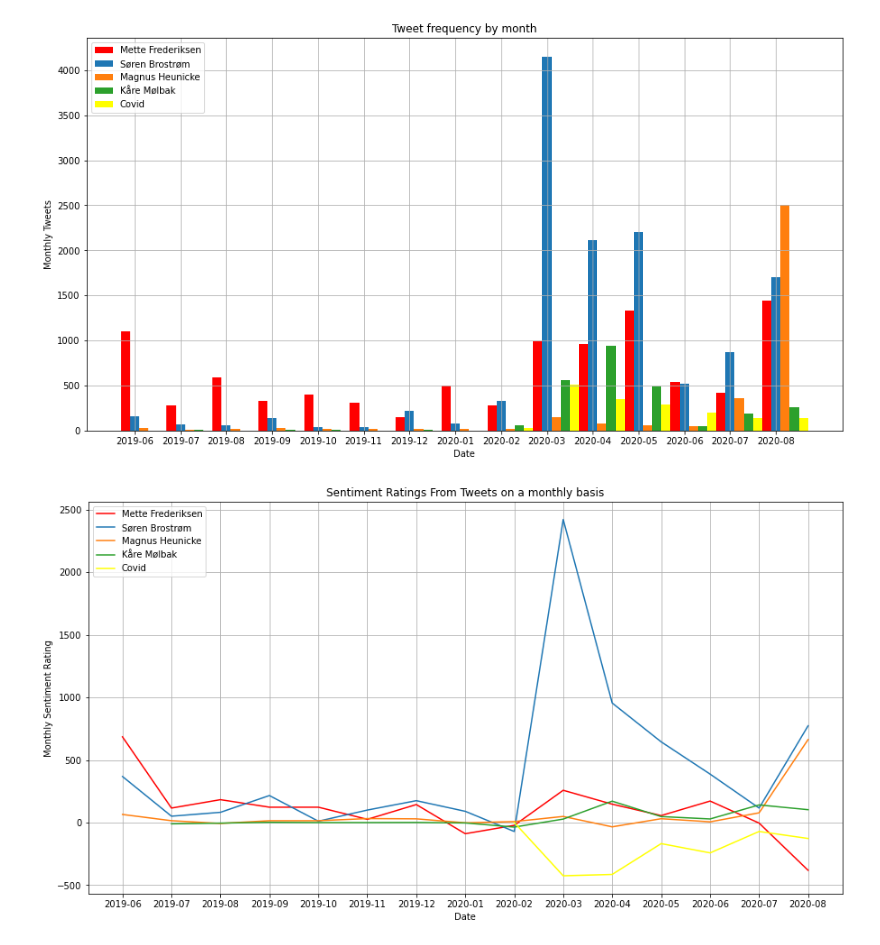
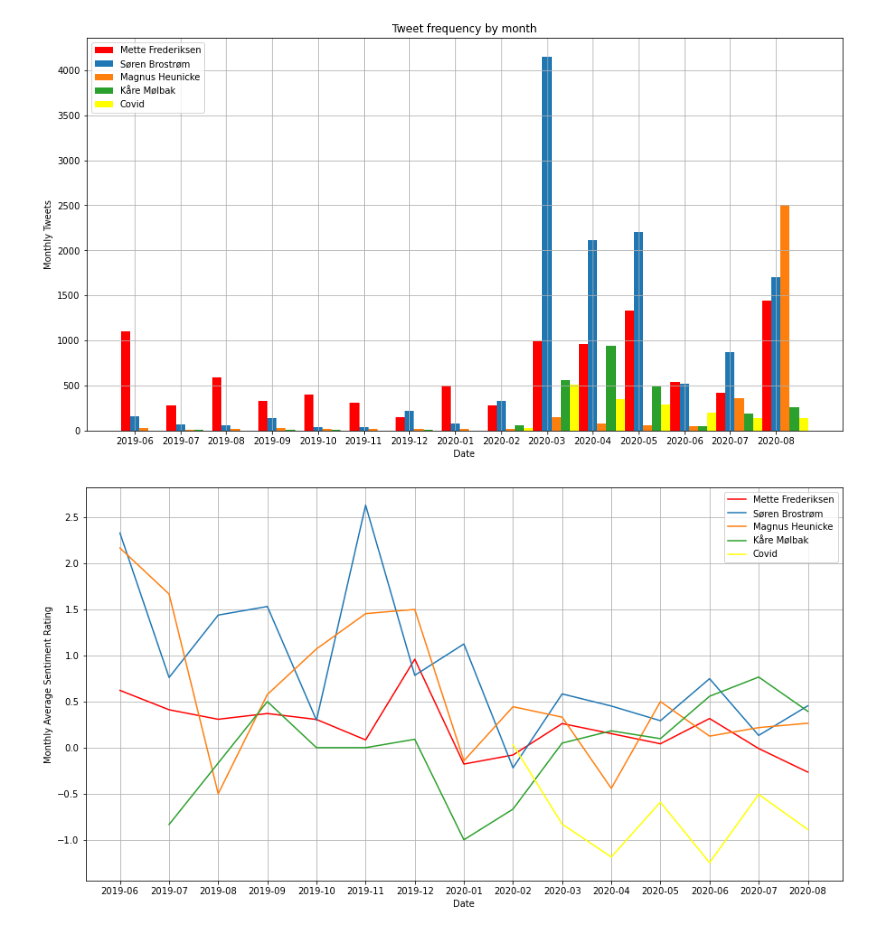
Before and after one commit to Gustavduus/Group-59, a Jupyter notebook: Twitter_scrape.ipynb, the cells around one changed output. Drawn from its saved outputs; the diff is of its cells as text; code cells hidden in the pictures.

Commit message:
Sentiment as a monthly mean

```diff
--- a/Twitter_scrape.ipynb
+++ b/Twitter_scrape.ipynb
@@ -238,25 +224,25 @@ plt.savefig('Tweet_frequency.png')
 # %%
 fig = plt.figure(figsize = (15,8))
 ax = fig.add_subplot(1,1,1)
 
 #Plotting the data from 2013M01 to 2020M02 and assigning them labels
-ax.plot(twitter_lists.loc[twitter_lists['key'] == 'mette'].groupby('year_month')['afinn'].sum(), color = 'red', label = 'Mette Frederiksen')
-ax.plot(twitter_lists.loc[twitter_lists['key'] == 'søren'].groupby('year_month')['afinn'].sum(), label = 'Søren Brostrøm')
-ax.plot(twitter_lists.loc[twitter_lists['key'] == 'magnus'].groupby('year_month')['afinn'].sum(), label = 'Magnus Heunicke')
-ax.plot(twitter_lists.loc[twitter_lists['key'] == 'kåre'].groupby('year_month')['afinn'].sum(), label = 'Kåre Mølbak')
-ax.plot(twitter_lists.loc[twitter_lists['key'] == 'covid'].groupby('year_month')['afinn'].sum(), color = 'yellow', label = 'Covid')
+ax.plot(twitter_lists.loc[twitter_lists['key'] == 'mette'].groupby('year_month')['afinn'].mean(), color = 'red', label = 'Mette Frederiksen')
+ax.plot(twitter_lists.loc[twitter_lists['key'] == 'søren'].groupby('year_month')['afinn'].mean(), label = 'Søren Brostrøm')
+ax.plot(twitter_lists.loc[twitter_lists['key'] == 'magnus'].groupby('year_month')['afinn'].mean(), label = 'Magnus Heunicke')
+ax.plot(twitter_lists.loc[twitter_lists['key'] == 'kåre'].groupby('year_month')['afinn'].mean(), label = 'Kåre Mølbak')
+ax.plot(twitter_lists.loc[twitter_lists['key'] == 'covid'].groupby('year_month')['afinn'].mean(), color = 'yellow', label = 'Covid')
 
 
 ax.set_xlabel('Date')
-ax.set_ylabel('Monthly Sentiment Rating')
-ax.set_title('Sentiment Ratings From Tweets on a monthly basis')
+ax.set_ylabel('Monthly Average Sentiment Rating')
+#ax.set_title('Sentiment Ratings From Tweets on a monthly basis')
 ax.grid(True)
-ax.legend(loc = 'upper left', frameon = True)
+ax.legend(loc = 'upper right', frameon = True)
 
 #Saves the figure as a png
 plt.savefig('sentiment_all.png')
 # %% [output]
-[figure, old version]
+[figure, new version]
 # %%
 fig = plt.figure(figsize = (15,8))
 ax = fig.add_subplot(1,1,1)
```
Also changed, not shown: parts of 3 cells of this notebook.
